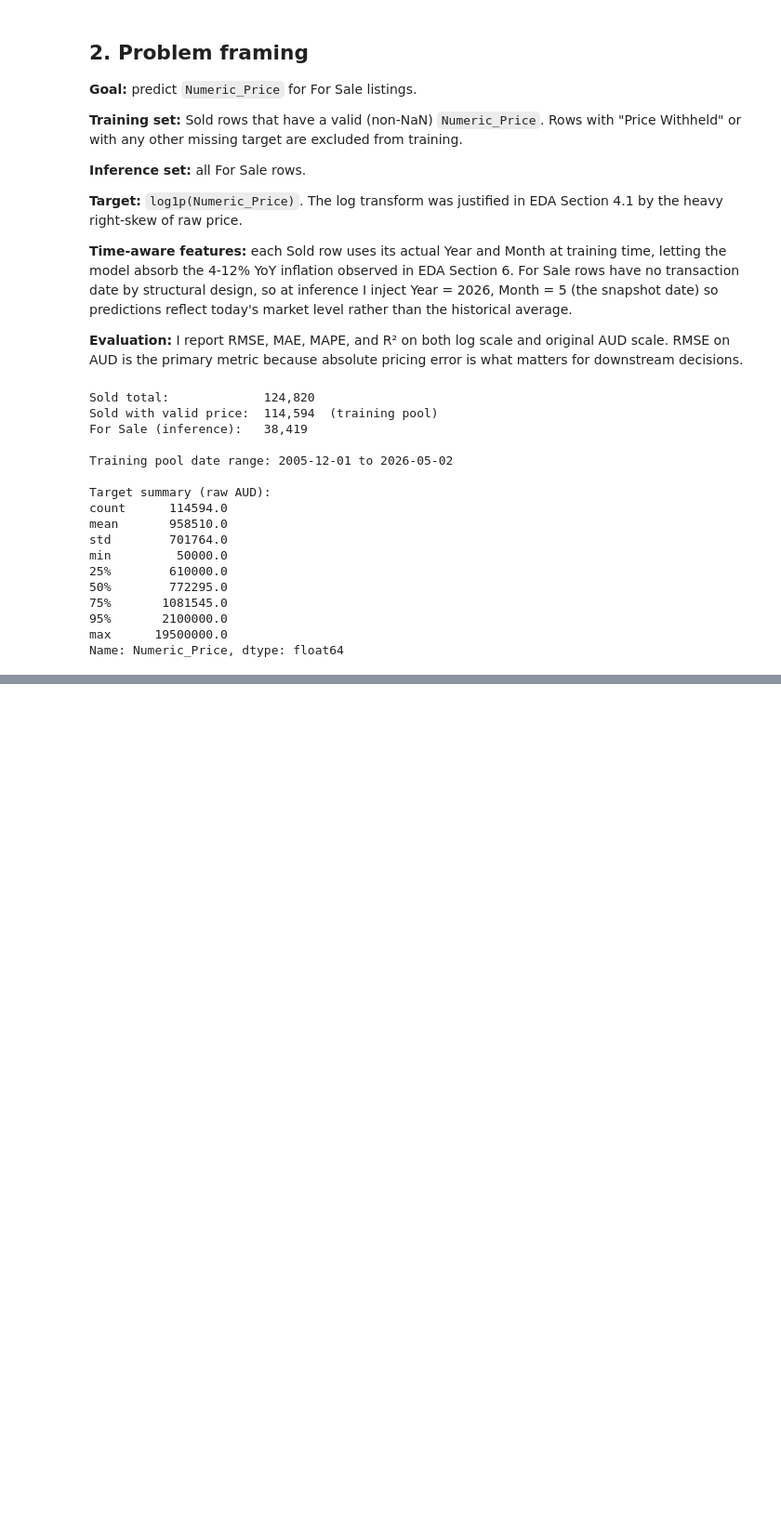
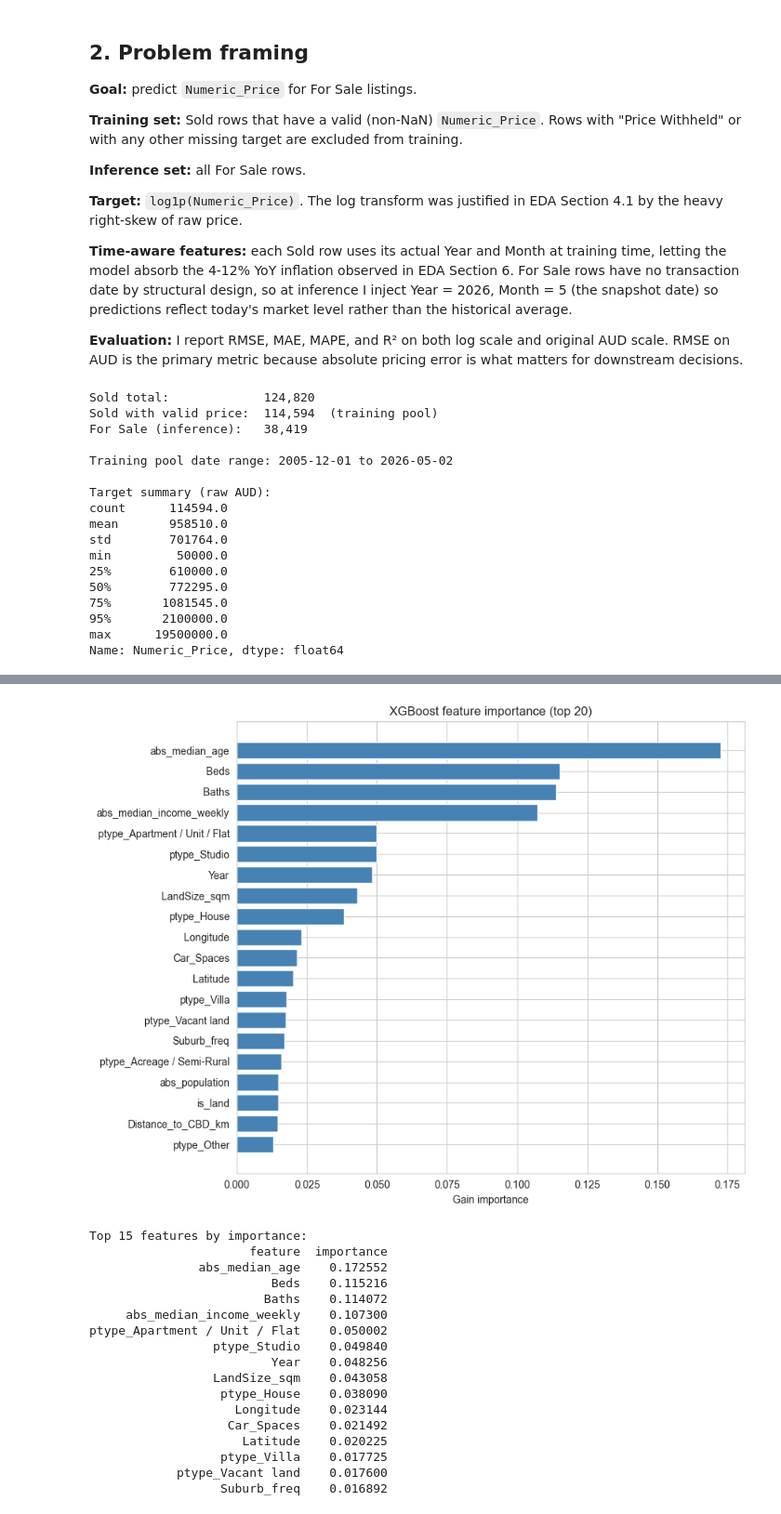
Before and after one commit to laihoangson/real-estate, a Jupyter notebook: report/ml_report.ipynb, the cells around one changed output, grey strips where cells are left out. Shown at 93% size. Cells and saved outputs as stored; diff of their text form; code cells hidden in the pictures; blank space fills up the shorter version.

Commit message:
Update Machine learning report

```diff
--- a/report/ml_report.ipynb
+++ b/report/ml_report.ipynb
@@ -153,0 +781,26 @@ Name: Numeric_Price, dtype: float64
+# %%
+# Retrain XGBoost on train + val with best hyperparameters and the n_estimators found.
+X_tv = pd.concat([X_train, X_val], axis=0, ignore_index=True)
+y_tv = np.concatenate([y_train, y_val])
+
+final_xgb_val_stage = xgb.XGBRegressor(
+    n_estimators=int(best_xgb_params["best_iter"]),
+    max_depth=int(best_xgb_params["max_depth"]),
+    learning_rate=best_xgb_params["learning_rate"],
+    subsample=best_xgb_params["subsample"],
+    colsample_bytree=best_xgb_params["colsample_bytree"],
+    tree_method="hist",
+    random_state=0,
+    n_jobs=-1,
+    verbosity=0,
+).fit(X_tv, y_tv)
+
+y_pred_test = final_xgb_val_stage.predict(X_test)
+m_test = metrics(y_test, y_pred_test)
+
+print("=== Test fold evaluation (XGBoost, retrained on train+val) ===")
+print(f"  RMSE (AUD): {m_test['rmse_aud']:,.0f}")
+print(f"  MAE  (AUD): {m_test['mae_aud']:,.0f}")
+print(f"  MAPE:       {m_test['mape']:.2f}%")
+print(f"  R²:         {m_test['r2']:.4f}")
+print(f"  RMSE (log): {m_test['rmse_log']:.4f}")
@@ -153,0 +917,34 @@ Name: Numeric_Price, dtype: float64
+# %%
+# Built-in feature importance.
+imp = pd.DataFrame({
+    "feature":    X_train.columns,
+    "importance": final_xgb_val_stage.feature_importances_,
+}).sort_values("importance", ascending=False)
+
+plt.figure(figsize=(9, 7))
+plt.barh(imp["feature"].head(20)[::-1], imp["importance"].head(20)[::-1], color="steelblue")
+plt.title("XGBoost feature importance (top 20)")
+plt.xlabel("Gain importance")
+plt.tight_layout(); plt.show()
+
+print("Top 15 features by importance:")
+print(imp.head(15).to_string(index=False))
+# %% [output]
+[figure, added]
+Top 15 features by importance:
+                      feature  importance
+               abs_median_age    0.172552
+                         Beds    0.115216
+                        Baths    0.114072
+     abs_median_income_weekly    0.107300
+ptype_Apartment / Unit / Flat    0.050002
+                 ptype_Studio    0.049840
+                         Year    0.048256
+                 LandSize_sqm    0.043058
+                  ptype_House    0.038090
+                    Longitude    0.023144
+                   Car_Spaces    0.021492
+                     Latitude    0.020225
+                  ptype_Villa    0.017725
+            ptype_Vacant land    0.017600
+                  Suburb_freq    0.016892
```
Also changed, not shown: parts of 41 cells of this notebook, 7 other files.
